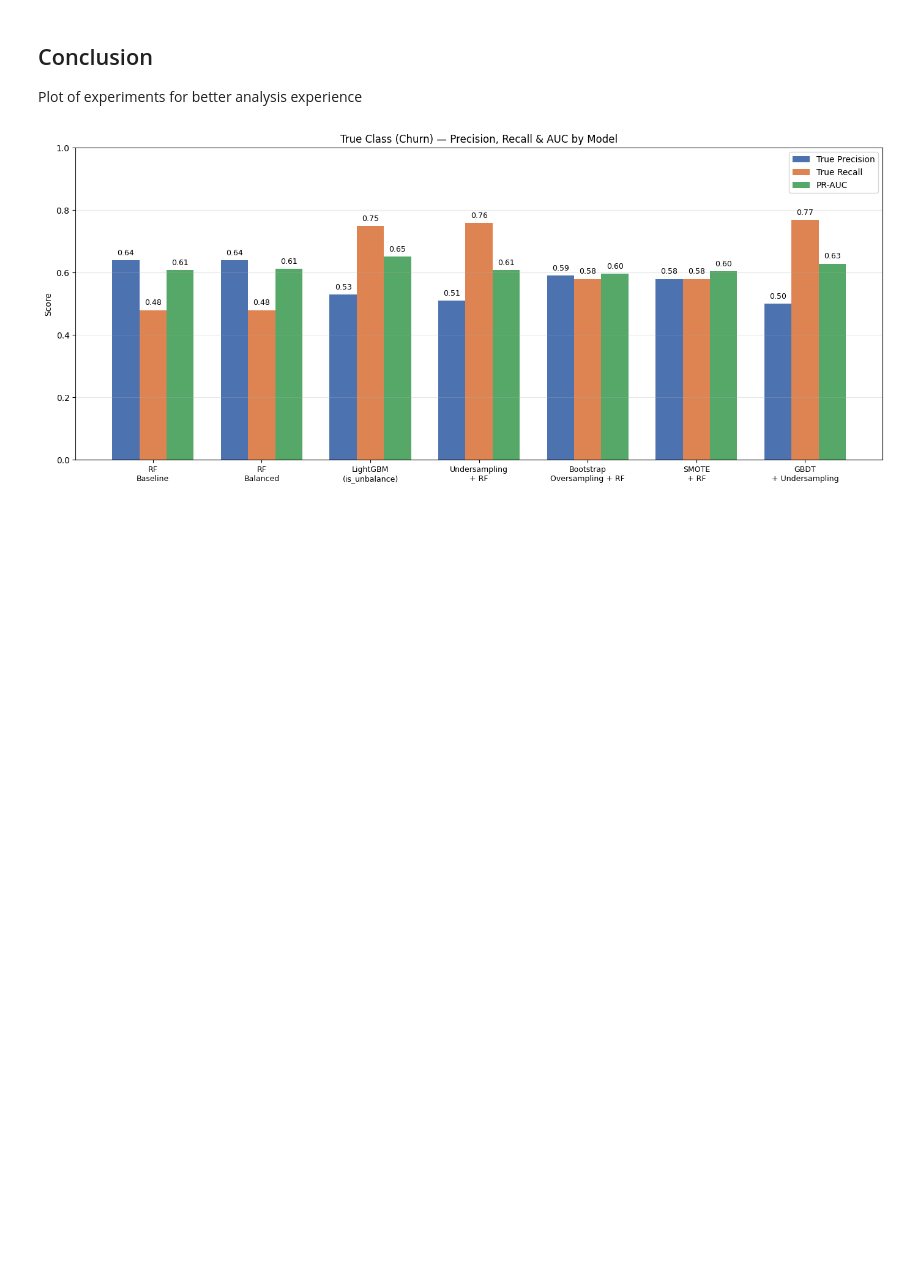
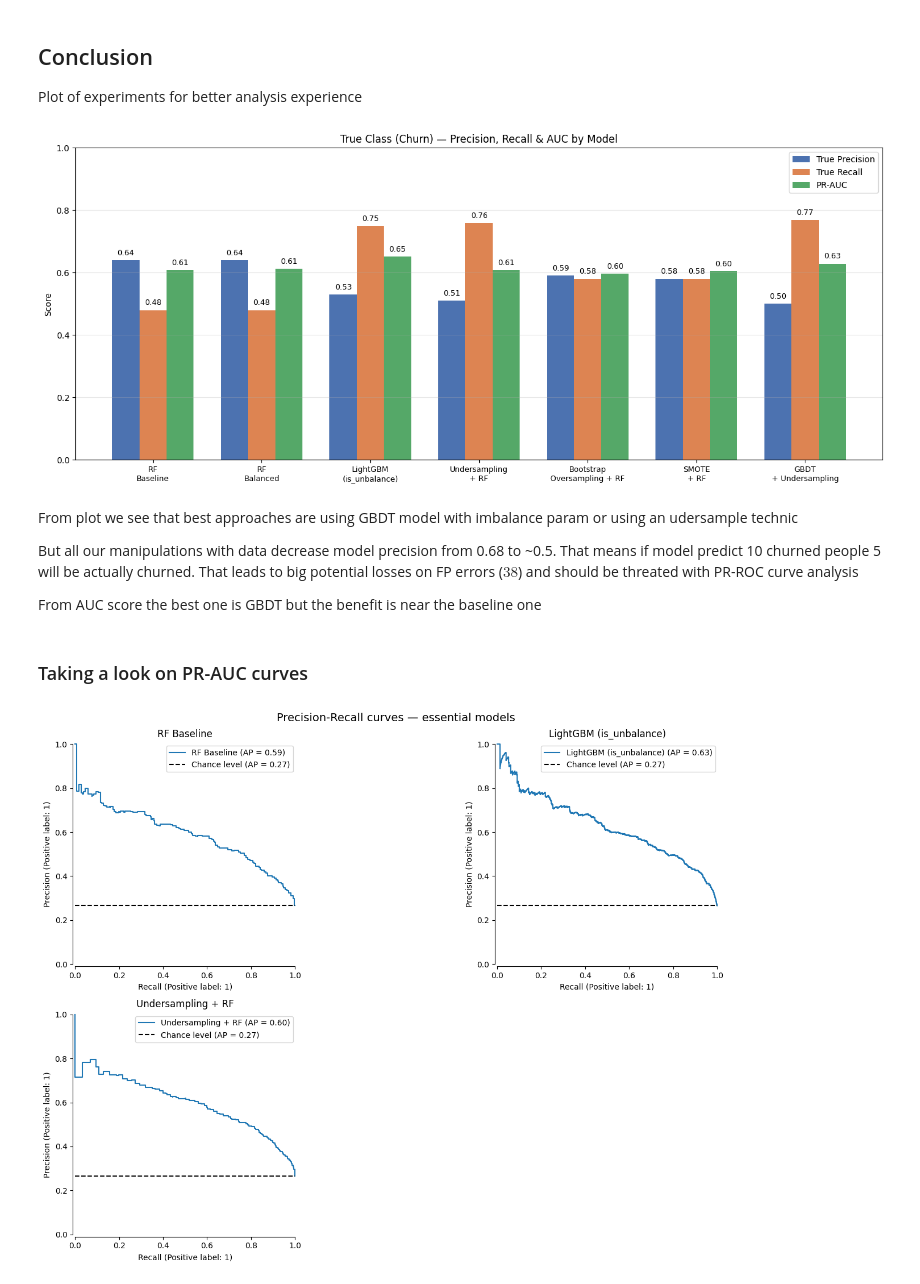
Before and after one commit to PigStep/customer-churn-prediction-telco-, a Jupyter notebook: notebooks/Baseline.ipynb, the cells around one changed output. Drawn from its saved outputs; the diff is of its cells as text; code cells hidden in the pictures; blank space fills up the shorter version.

Commit message:
feat: add PR-AUC curve analysis

```diff
--- a/notebooks/Baseline.ipynb
+++ b/notebooks/Baseline.ipynb
@@ -415,3 +415,53 @@ plt.tight_layout()
 plt.show()
 # %% [output]
 [figure]
+# %% [markdown]
+From plot we see that best approaches are using GBDT model with imbalance param or using an udersample technic
+
+But all our manipulations with data decrease model precision from 0.68 to ~0.5. That means if model predict 10 churned people 5 will be actually churned. That leads to big potential losses on FP errors ($38$) and should be threated with PR-ROC curve analysis
+
+From AUC score the best one is GBDT but the benefit is near the baseline one
+# %% [markdown]
+### Taking a look on PR-AUC curves
+# %%
+from sklearn.metrics import PrecisionRecallDisplay, average_precision_score
+from sklearn.model_selection import train_test_split
+import matplotlib.pyplot as plt
+
+X = df_ohe.drop(columns="Churn").copy()
+y = df_ohe["Churn"].copy()
+
+X_train, X_test, y_train, y_test = train_test_split(
+    X, y, test_size=0.33, random_state=42, stratify=y)
+
+models = {
+    "RF Baseline": RandomForestClassifier(random_state=42),
+    "LightGBM (is_unbalance)": lgb.LGBMClassifier(is_unbalance=True, verbose=-1),
+    "Undersampling + RF": Pipeline([
+        ("us", RandomUnderSampler(random_state=42)),
+        ("rf", RandomForestClassifier(random_state=42)),
+    ]),
+    "Bootstrap Oversampling + RF": Pipeline([
+        ("os", RandomOverSampler(random_state=42)),
+        ("rf", RandomForestClassifier(random_state=42)),
+    ]),
+}
+
+n = len(models)
+fig, axes = plt.subplots(2, 2, figsize=(16, 10))
+axes = axes.flatten()
+
+for ax, (name, model) in zip(axes, models.items()):
+    model.fit(X_train, y_train)
+    y_score = model.predict_proba(X_test)[:, 1]
+    PrecisionRecallDisplay.from_predictions(
+        y_test, y_score, name=name, ax=ax, plot_chance_level=True, despine=True)
+    ax.set_title(name)
+    ax.legend(loc="best")
+
+axes[-1].set_visible(False)
+fig.suptitle("Precision-Recall curves — essential models", fontsize=14)
+plt.tight_layout()
+plt.show()
+# %% [output]
+[figure, added]
```
Also changed, not shown: parts of 2 cells of this notebook.
